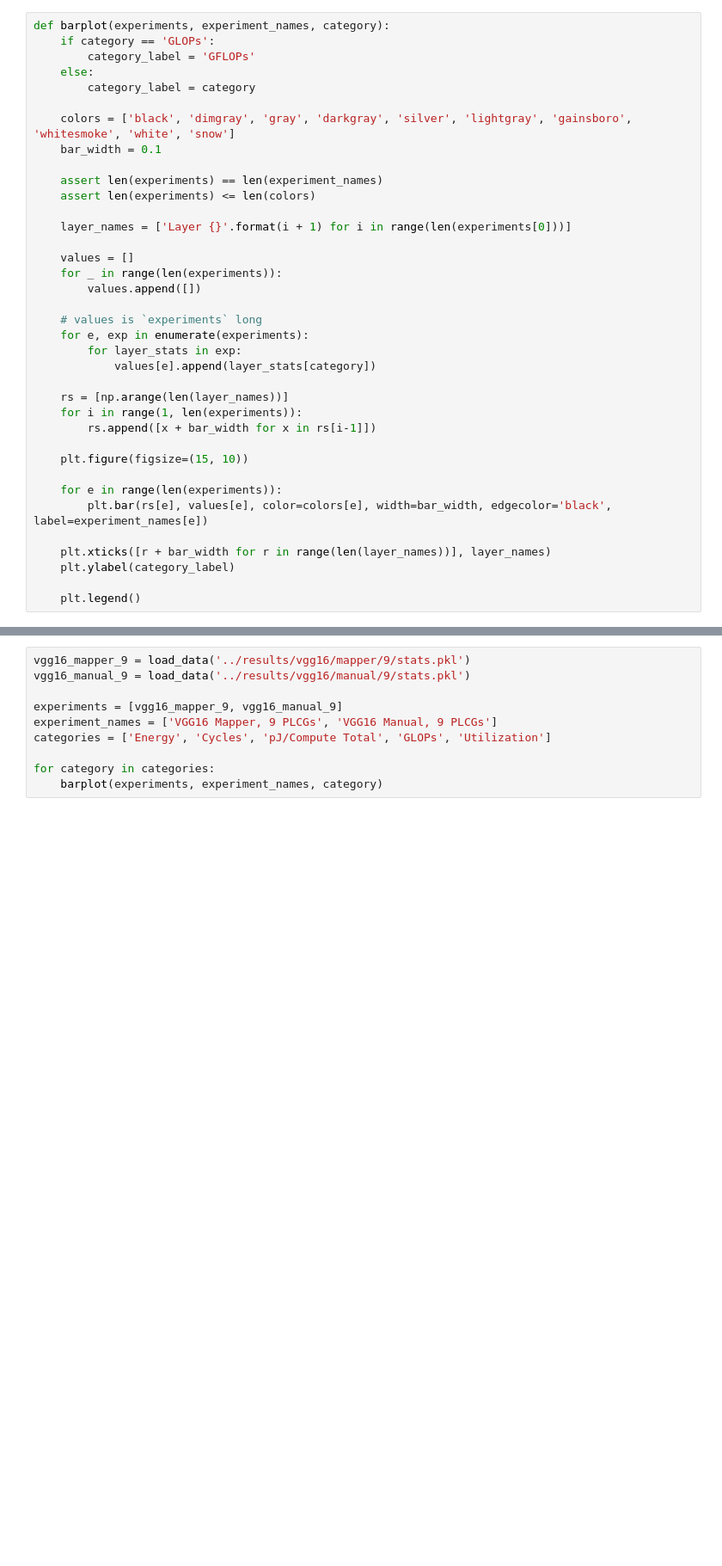
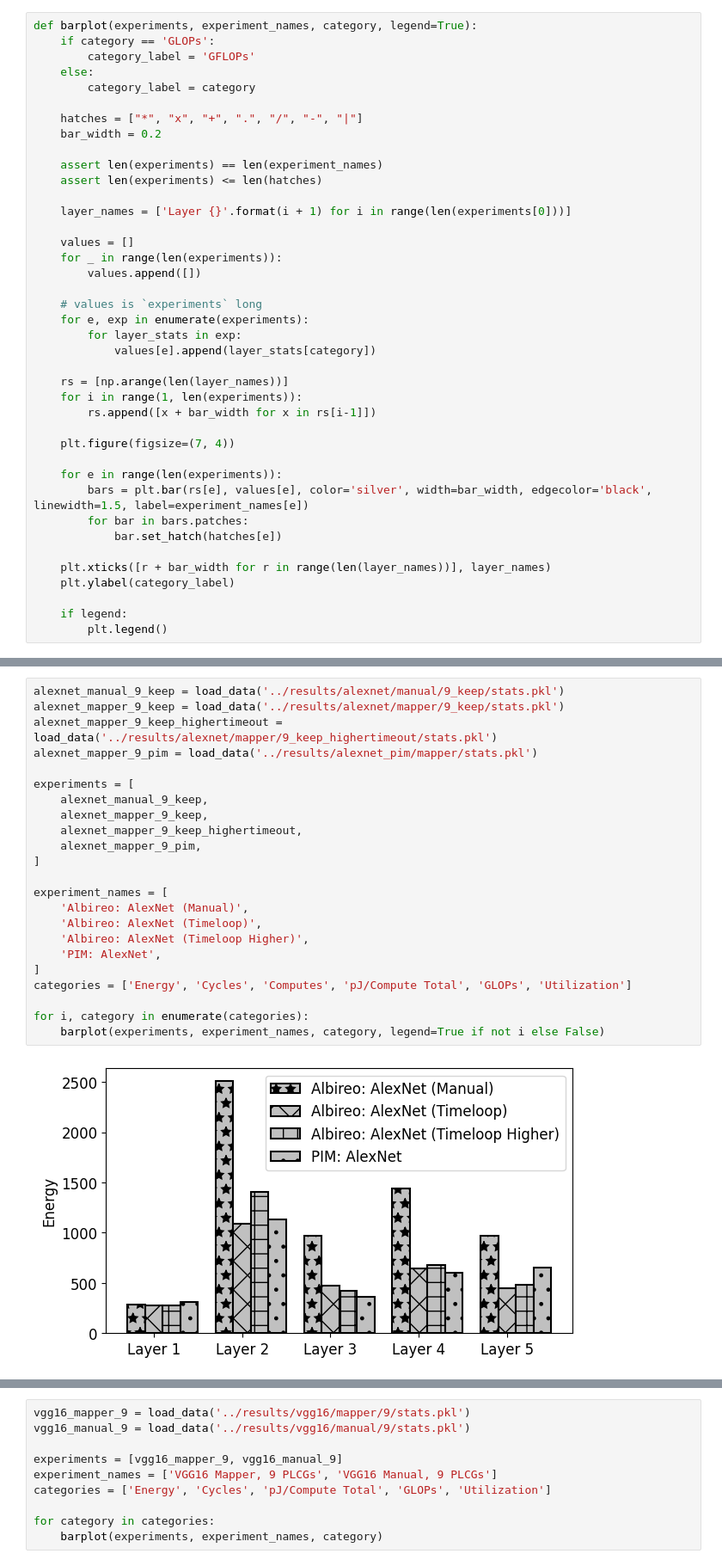
Before and after one commit to gohar94/dlh-project, a Jupyter notebook: workspace/final-project/scripts/plotter.ipynb, the cells around one changed output, grey strips where cells are left out. Shown at 86% size. Cells and saved outputs as stored; diff of their text form; blank space fills up the shorter version.

```diff
--- a/workspace/final-project/scripts/plotter.ipynb
+++ b/workspace/final-project/scripts/plotter.ipynb
@@ -5,15 +11,15 @@ import numpy as np
 # %%
-def barplot(experiments, experiment_names, category):
+def barplot(experiments, experiment_names, category, legend=True):
     if category == 'GLOPs':
         category_label = 'GFLOPs'
     else:
         category_label = category
 
-    colors = ['black', 'dimgray', 'gray', 'darkgray', 'silver', 'lightgray', 'gainsboro', 'whitesmoke', 'white', 'snow']
-    bar_width = 0.1
+    hatches = ["*", "x", "+", ".", "/", "-", "|"]
+    bar_width = 0.2
 
     assert len(experiments) == len(experiment_names)
-    assert len(experiments) <= len(colors)
+    assert len(experiments) <= len(hatches)
 
     layer_names = ['Layer {}'.format(i + 1) for i in range(len(experiments[0]))]
 
@@ -30,12 +36,15 @@ def barplot(experiments, experiment_names, category):
     for i in range(1, len(experiments)):
         rs.append([x + bar_width for x in rs[i-1]])
 
-    plt.figure(figsize=(15, 10))
+    plt.figure(figsize=(7, 4))
 
     for e in range(len(experiments)):
-        plt.bar(rs[e], values[e], color=colors[e], width=bar_width, edgecolor='black', label=experiment_names[e])
+        bars = plt.bar(rs[e], values[e], color='silver', width=bar_width, edgecolor='black', linewidth=1.5, label=experiment_names[e])
+        for bar in bars.patches:
+            bar.set_hatch(hatches[e])
 
     plt.xticks([r + bar_width for r in range(len(layer_names))], layer_names)
     plt.ylabel(category_label)
 
-    plt.legend()
+    if legend:
+        plt.legend()
@@ -41,0 +53,25 @@ def barplot(experiments, experiment_names, category):
+# %%
+alexnet_manual_9_keep = load_data('../results/alexnet/manual/9_keep/stats.pkl')
+alexnet_mapper_9_keep = load_data('../results/alexnet/mapper/9_keep/stats.pkl')
+alexnet_mapper_9_keep_highertimeout = load_data('../results/alexnet/mapper/9_keep_highertimeout/stats.pkl')
+alexnet_mapper_9_pim = load_data('../results/alexnet_pim/mapper/stats.pkl')
+
+experiments = [
+    alexnet_manual_9_keep,
+    alexnet_mapper_9_keep,
+    alexnet_mapper_9_keep_highertimeout,
+    alexnet_mapper_9_pim,
+]
+
+experiment_names = [
+    'Albireo: AlexNet (Manual)',
+    'Albireo: AlexNet (Timeloop)',
+    'Albireo: AlexNet (Timeloop Higher)',
+    'PIM: AlexNet',
+]
+categories = ['Energy', 'Cycles', 'Computes', 'pJ/Compute Total', 'GLOPs', 'Utilization']
+
+for i, category in enumerate(categories):
+    barplot(experiments, experiment_names, category, legend=True if not i else False)
+# %% [output]
+[figure, added]
```
Also changed, not shown: parts of 7 cells of this notebook, 1 other file.
